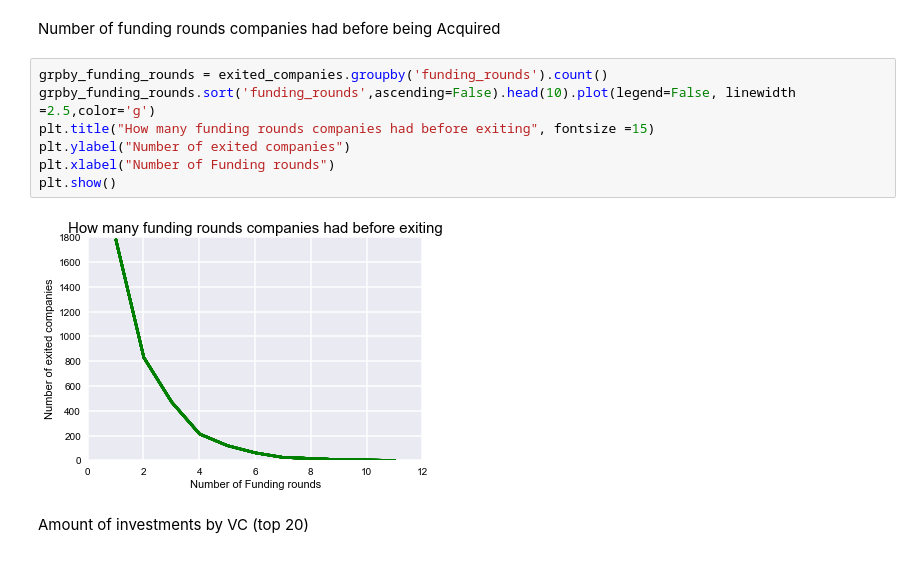
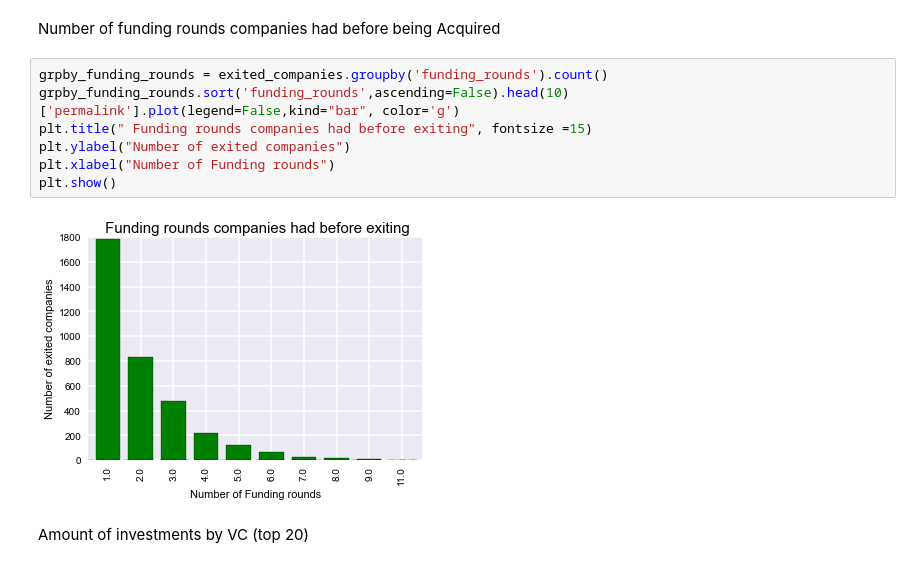
Before and after one commit to prabhamatta/Crunch-It, a Jupyter notebook: CrunchIt.ipynb, the cells around one changed output. Saved outputs shown, nothing was run; the diff lists cells and outputs as text.

Commit message:
added new plots for funding and category, along with some cleanup

```diff
--- a/CrunchIt.ipynb
+++ b/CrunchIt.ipynb
@@ -337,13 +337,13 @@ plt.show()
 Number of funding rounds companies had before being Acquired
 # %%
 grpby_funding_rounds = exited_companies.groupby('funding_rounds').count()
-grpby_funding_rounds.sort('funding_rounds',ascending=False).head(10).plot(legend=False, linewidth =2.5,color='g')
-plt.title("How many funding rounds companies had before exiting", fontsize =15)
+grpby_funding_rounds.sort('funding_rounds',ascending=False).head(10)['permalink'].plot(legend=False,kind="bar", color='g')
+plt.title(" Funding rounds companies had before exiting", fontsize =15)
 plt.ylabel("Number of exited companies")
 plt.xlabel("Number of Funding rounds")
 plt.show()
 # %% [output]
-[figure, old version]
+[figure, new version]
 # %% [markdown]
 Amount of investments by VC (top 20)
 # %%
```
Also changed, not shown: parts of 31 cells of this notebook.
